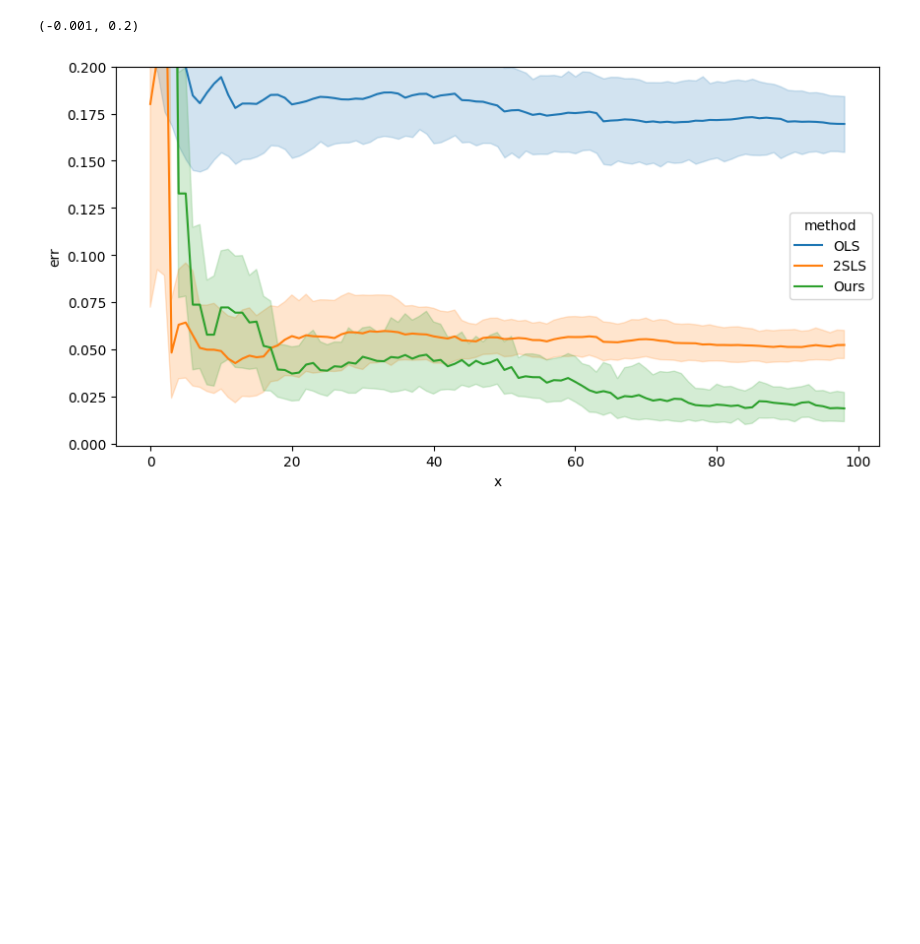
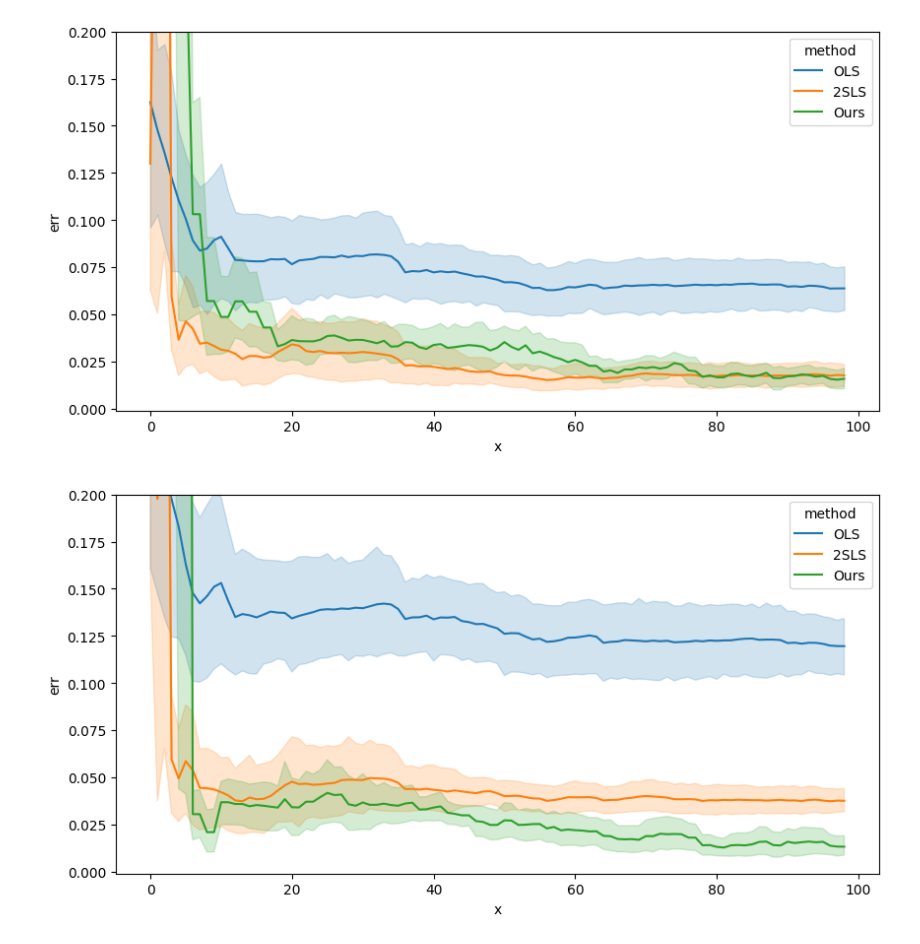
Before and after one commit to muneebaadil/strategic-instrumental-variable-regression, a Jupyter notebook: plot.ipynb, the cells around one changed output. Saved outputs shown, nothing was run; the diff lists cells and outputs as text; code cells hidden in the pictures; blank space fills up the shorter version.

Commit message:
update plot

```diff
--- a/plot.ipynb
+++ b/plot.ipynb
@@ -123,35 +123,36 @@ test.keys()
 # %%
 import seaborn as sns
 import pandas as pd
 import pickle
 import numpy as np
 import matplotlib.pyplot as plt
-with open('experiments-new-theory/our-settings-bias2/data', 'rb') as f:
-    data =pickle.load(f)
-data['error_list_mean']
 def errmat2df(err):
     df_dict = {'x': [], 'err': [], 'method': []}
 
     # dataframe create
     for j in np.arange(err.shape[-1]):
         method_errs = err[:, :, j]
         assert method_errs.ndim == 2
         n_repeat, n_iters = method_errs.shape
         for i in range(n_repeat):
             method_x = np.arange(method_errs[i,:].size)
             df_dict['x'].extend(method_x.tolist())
             df_dict['err'].extend(method_errs[i,:].tolist())
             df_dict['method'].extend([j]*method_errs[i,:].size)
     df = pd.DataFrame(df_dict)
     df['method'] = df['method'].astype('category')
     df['method'] = df['method'].cat.rename_categories({0: 'OLS', 1:'2SLS', 2:'Ours'})
     return df
-df = errmat2df(data['error_list_mean'])
-fig,ax=plt.subplots(figsize=(10,5))
-sns.lineplot(
-    data=df, x='x', y='err', hue='method', errorbar=('ci', 95), ax=ax
-)
-ax.set_ylim(-0.001, 0.2)
+for bias in (1.25, 1.5, 1.75, 2):
+    with open(f'experiments-new-theory/our-settings-bias{bias}/data', 'rb') as f:
+        data =pickle.load(f)
+    data['error_list_mean']
+    df = errmat2df(data['error_list_mean'])
+    fig,ax=plt.subplots(figsize=(10,5))
+    sns.lineplot(
+        data=df, x='x', y='err', hue='method', errorbar=('ci', 95), ax=ax
+    )
+    ax.set_ylim(-0.001, 0.2)
 # %% [output]
-(-0.001, 0.2)
-[figure, old version]
+[figure, new version]
+[figure, added]
```
Also changed, not shown: parts of 3 cells of this notebook.
